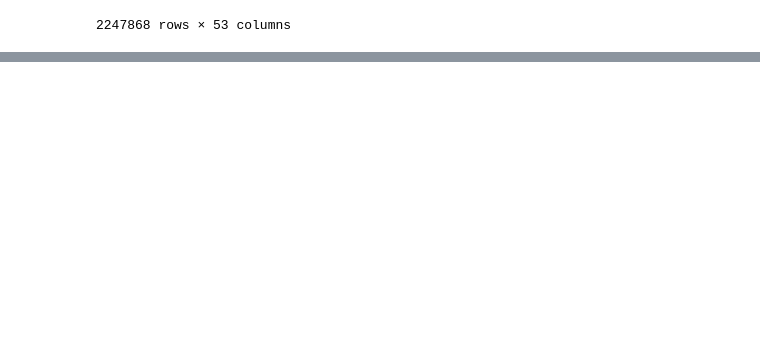
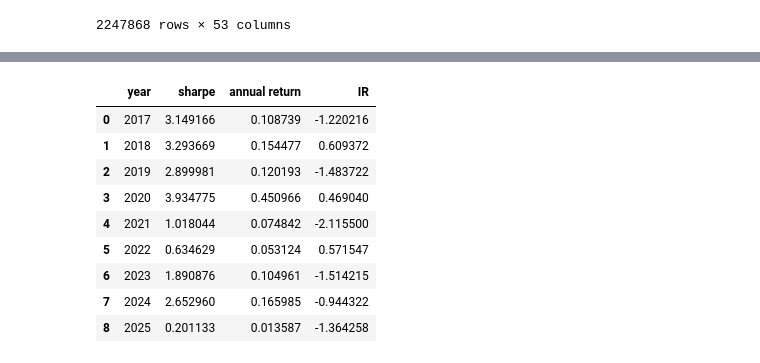
Before and after one commit to yanngozy/Systematic-Equity-Investment, a Jupyter notebook: Codes/main.ipynb, the cells around one changed output, grey strips where cells are left out. Saved outputs shown, nothing was run; the diff lists cells and outputs as text; code cells hidden in the pictures; blank space fills up the shorter version.

```diff
--- a/Codes/main.ipynb
+++ b/Codes/main.ipynb
@@ -955,0 +1049,13 @@ metrics_report(marko[0])#['n_positions'].mean()
+# %%
+report_summary(daily['score'])
+# %% [output]
+|  | year | sharpe | annual return | IR |
+| 0 | 2017 | 3.149166 | 0.108739 | -1.220216 |
+| 1 | 2018 | 3.293669 | 0.154477 | 0.609372 |
+| 2 | 2019 | 2.899981 | 0.120193 | -1.483722 |
+| 3 | 2020 | 3.934775 | 0.450966 | 0.469040 |
+| 4 | 2021 | 1.018044 | 0.074842 | -2.115500 |
+| 5 | 2022 | 0.634629 | 0.053124 | 0.571547 |
+| 6 | 2023 | 1.890876 | 0.104961 | -1.514215 |
+| 7 | 2024 | 2.652960 | 0.165985 | -0.944322 |
+| 8 | 2025 | 0.201133 | 0.013587 | -1.364258 |
```
Also changed, not shown: parts of 52 cells of this notebook.
